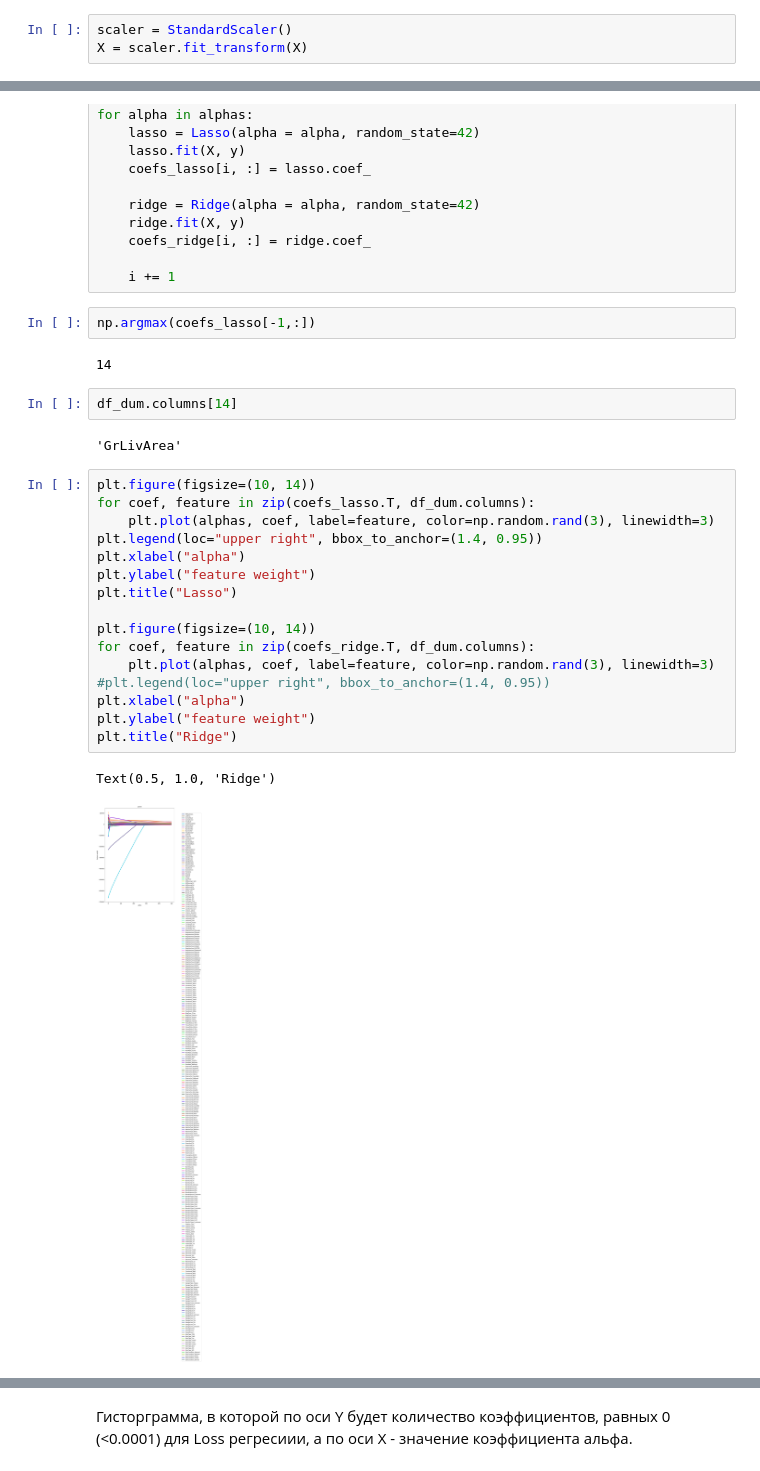
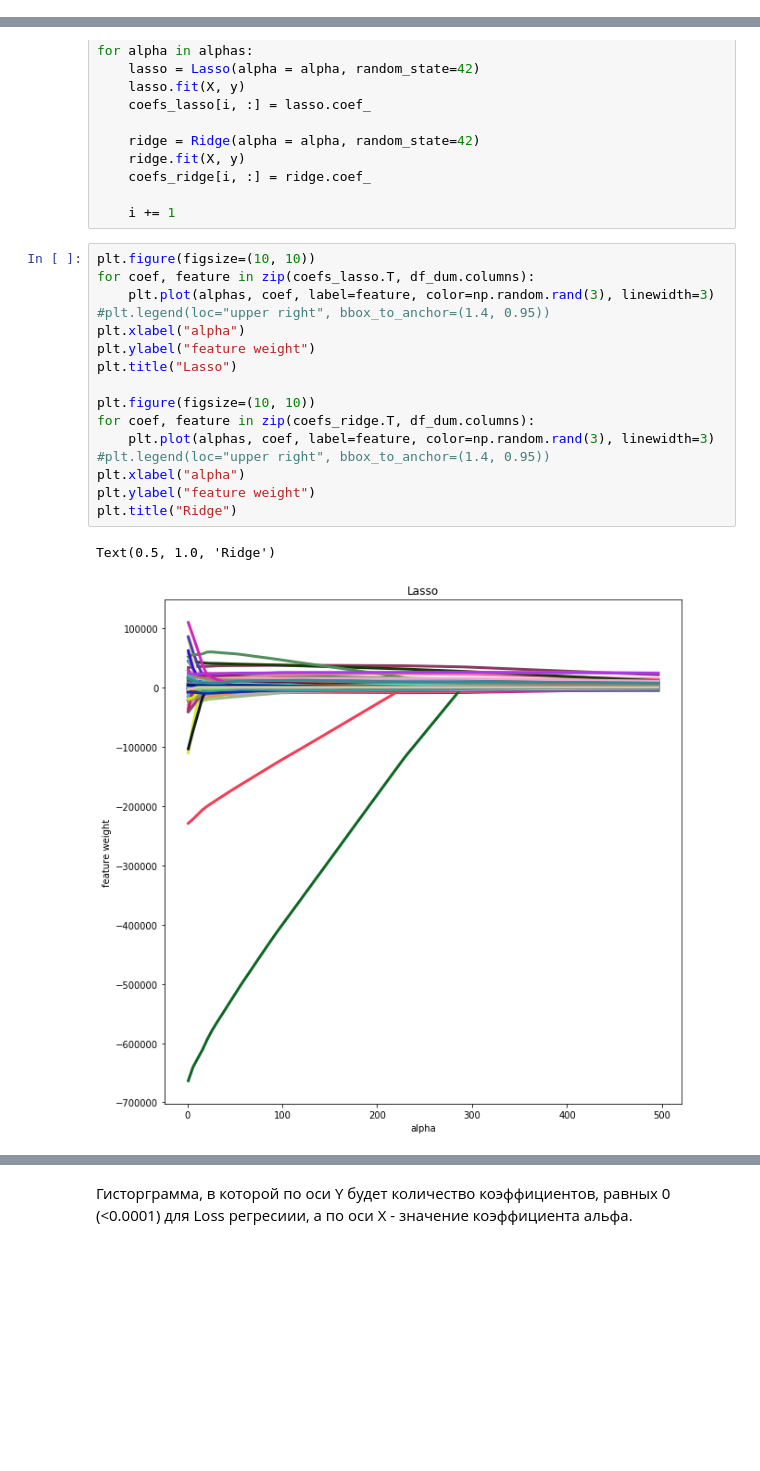
Before and after one commit to D7nis/Course-ML-Classic, a Jupyter notebook: Practice/4. Линейная регрессия/04-linear-regression_DDA.ipynb, the cells around one changed output, grey strips where cells are left out. Saved outputs shown, nothing was run; the diff lists cells and outputs as text; blank space fills up the shorter version.

```diff
--- a/Practice/4. Линейная регрессия/04-linear-regression_DDA.ipynb
+++ b/Practice/4. Линейная регрессия/04-linear-regression_DDA.ipynb
@@ -660,3 +618,0 @@ print(X.std(axis=0).mean())
-# %%
-scaler = StandardScaler()
-X = scaler.fit_transform(X)
@@ -748,30 +711,22 @@ for alpha in alphas:
     coefs_ridge[i, :] = ridge.coef_
 
     i += 1
-# %%
-np.argmax(coefs_lasso[-1,:])
-# %% [output]
-14
-# %%
-df_dum.columns[14]
-# %% [output]
-'GrLivArea'
 # %%
-plt.figure(figsize=(10, 14))
+plt.figure(figsize=(10, 10))
 for coef, feature in zip(coefs_lasso.T, df_dum.columns):
     plt.plot(alphas, coef, label=feature, color=np.random.rand(3), linewidth=3)
-plt.legend(loc="upper right", bbox_to_anchor=(1.4, 0.95))
+#plt.legend(loc="upper right", bbox_to_anchor=(1.4, 0.95))
 plt.xlabel("alpha")
 plt.ylabel("feature weight")
 plt.title("Lasso")
 
-plt.figure(figsize=(10, 14))
+plt.figure(figsize=(10, 10))
 for coef, feature in zip(coefs_ridge.T, df_dum.columns):
     plt.plot(alphas, coef, label=feature, color=np.random.rand(3), linewidth=3)
 #plt.legend(loc="upper right", bbox_to_anchor=(1.4, 0.95))
 plt.xlabel("alpha")
 plt.ylabel("feature weight")
 plt.title("Ridge")
 # %% [output]
 Text(0.5, 1.0, 'Ridge')
-[figure, old version]
+[figure, new version]
```
Also changed, not shown: parts of 110 cells of this notebook.
